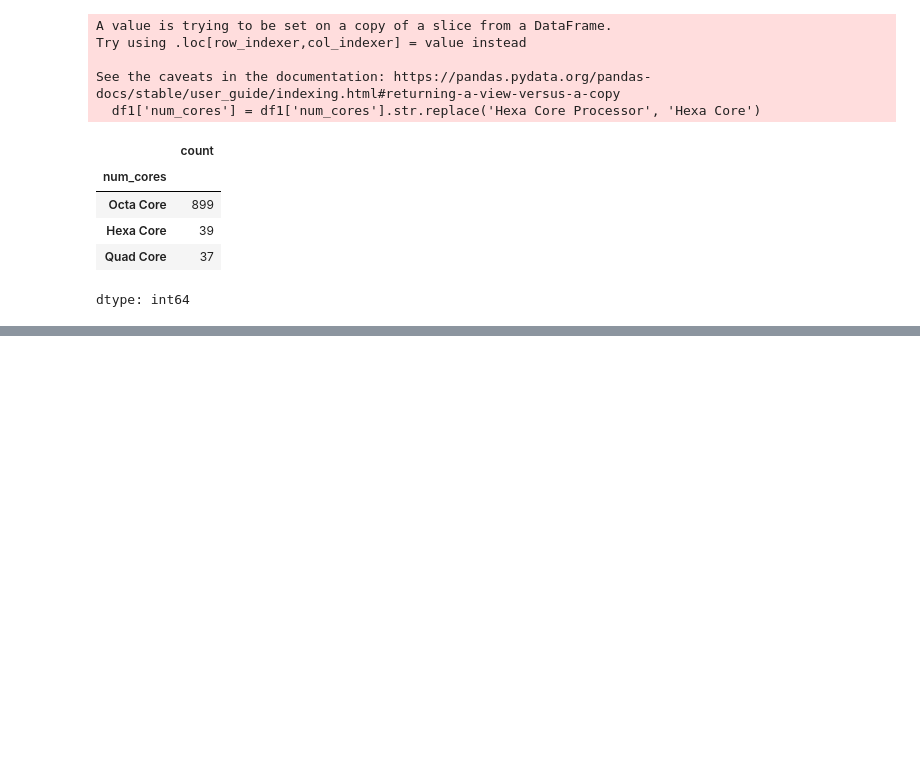
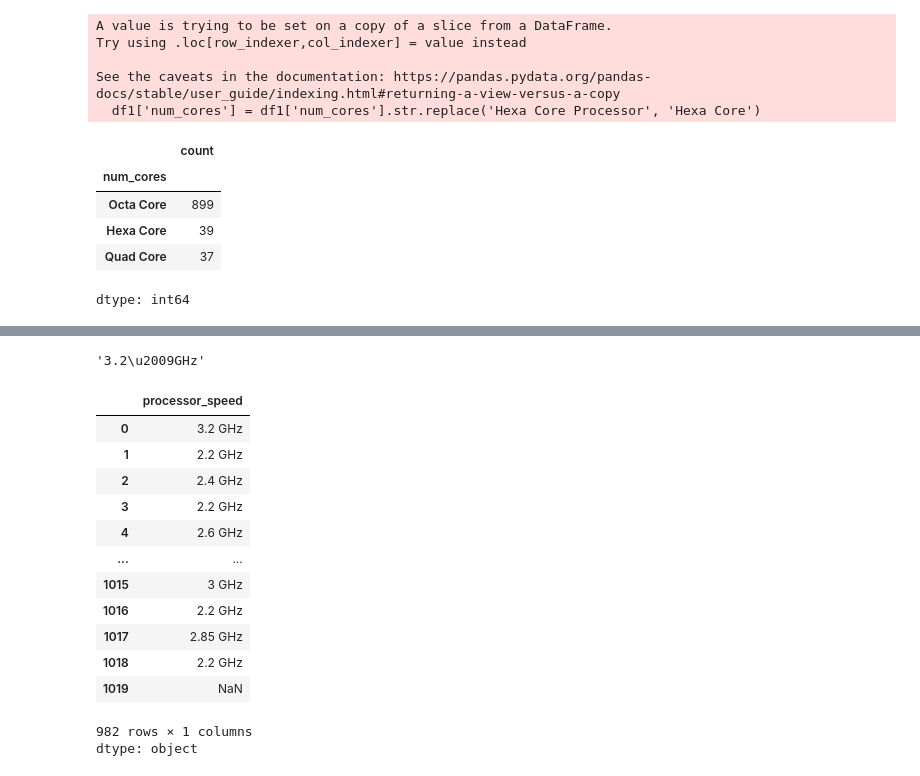
Before and after one commit to Muhammad-Waleed-Source/Data-Analysis-Process, a Jupyter notebook: Data Cleaning/1-Data-Cleaning.ipynb, the cells around one changed output, grey strips where cells are left out. Drawn from its saved outputs; the diff is of its cells as text; code cells hidden in the pictures; blank space fills up the shorter version.

```diff
--- a/Data Cleaning/1-Data-Cleaning.ipynb
+++ b/Data Cleaning/1-Data-Cleaning.ipynb
@@ -1414,0 +1458,25 @@ dtype: int64
+# %%
+# the speed value and unit are still together, they are not split by a space because they used a thin space unicode character
+
+df1['processor_speed'].str.strip().str.split(' ').str.get(0)[0]
+# %% [output]
+'3.2\u2009GHz'
+# %%
+# so replacing it with a proper space
+
+df1['processor_speed'].str.strip().str.split(' ').str.get(0).str.replace('\u2009', ' ')
+# %% [output]
+|  | processor_speed |
+| 0 | 3.2 GHz |
+| 1 | 2.2 GHz |
+| 2 | 2.4 GHz |
+| 3 | 2.2 GHz |
+| 4 | 2.6 GHz |
+| ... | ... |
+| 1015 | 3 GHz |
+| 1016 | 2.2 GHz |
+| 1017 | 2.85 GHz |
+| 1018 | 2.2 GHz |
+| 1019 | NaN |
+982 rows × 1 columns
+dtype: object
```
Also changed, not shown: parts of 8 cells of this notebook.
